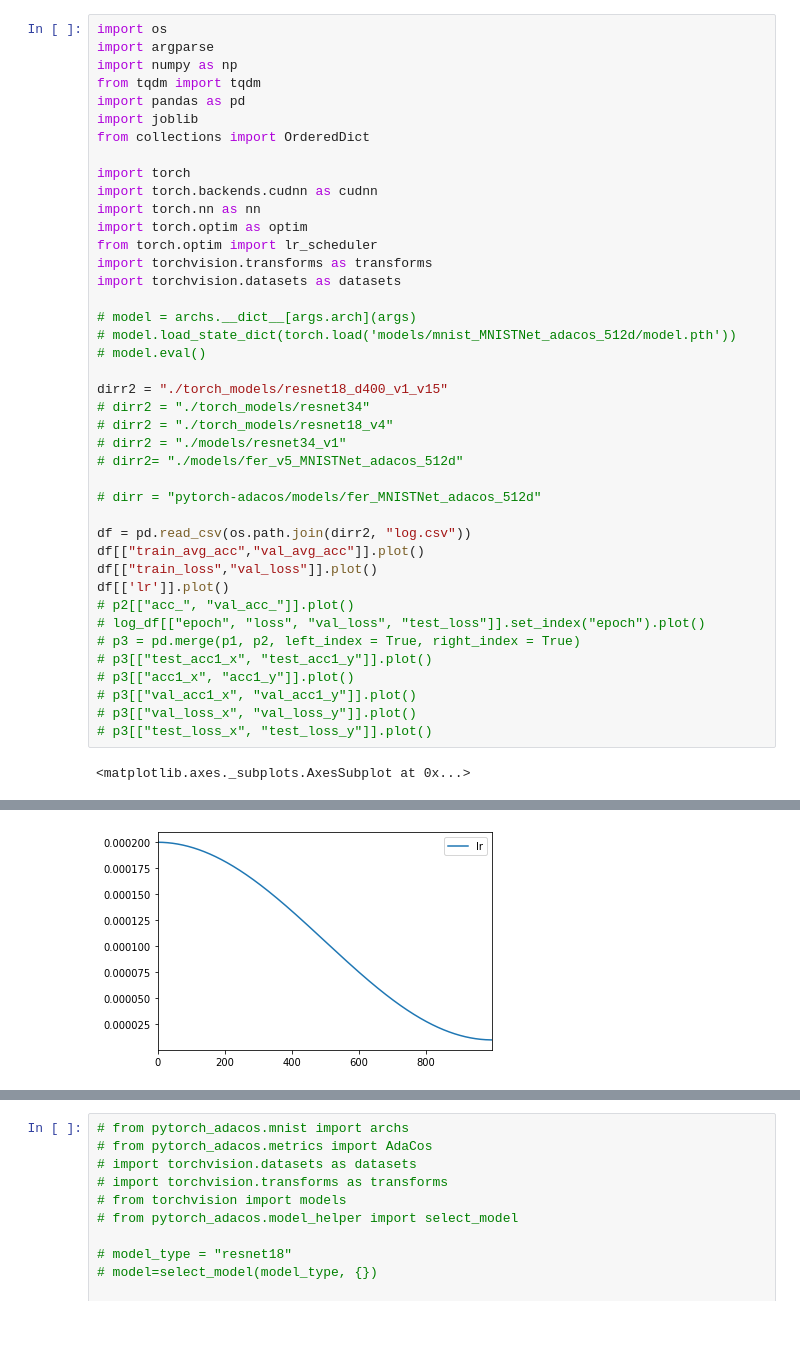
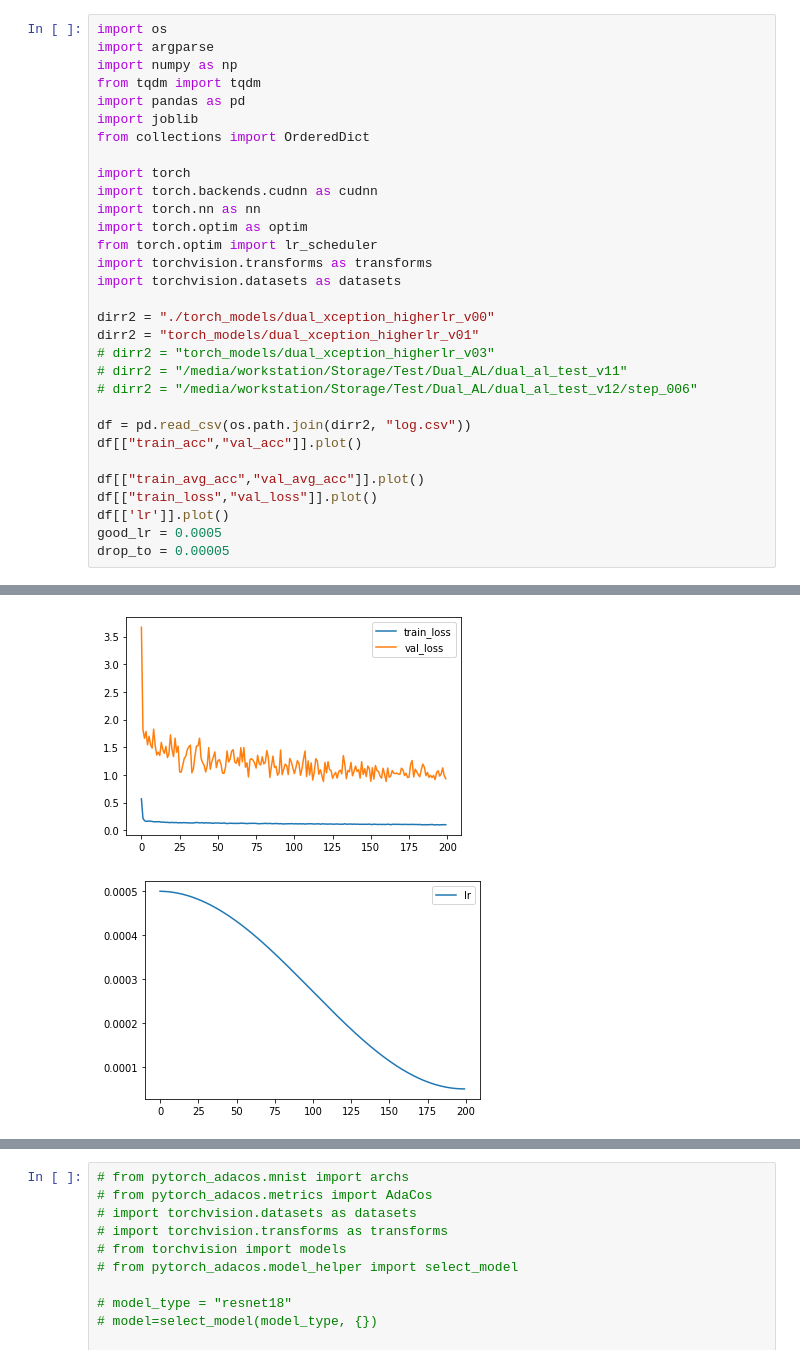
Before and after one commit to yinyen/fyp, a Jupyter notebook: fyp/eval_torch.ipynb, the cells around one changed output, grey strips where cells are left out. Cells and saved outputs as stored; diff of their text form; blank space fills up the shorter version.

```diff
--- a/fyp/eval_torch.ipynb
+++ b/fyp/eval_torch.ipynb
@@ -15,29 +15,18 @@ from torch.optim import lr_scheduler
 import torchvision.transforms as transforms
 import torchvision.datasets as datasets
 
-# model = archs.__dict__[args.arch](args)
-# model.load_state_dict(torch.load('models/mnist_MNISTNet_adacos_512d/model.pth'))
-# model.eval()
-
-dirr2 = "./torch_models/resnet18_d400_v1_v15"
-# dirr2 = "./torch_models/resnet34"
-# dirr2 = "./torch_models/resnet18_v4"
-# dirr2 = "./models/resnet34_v1"
-# dirr2= "./models/fer_v5_MNISTNet_adacos_512d"
-
-# dirr = "pytorch-adacos/models/fer_MNISTNet_adacos_512d"
+dirr2 = "./torch_models/dual_xception_higherlr_v00"
+dirr2 = "torch_models/dual_xception_higherlr_v01"
+# dirr2 = "torch_models/dual_xception_higherlr_v03"
+# dirr2 = "/media/workstation/Storage/Test/Dual_AL/dual_al_test_v11"
+# dirr2 = "/media/workstation/Storage/Test/Dual_AL/dual_al_test_v12/step_006"
 
 df = pd.read_csv(os.path.join(dirr2, "log.csv"))
+df[["train_acc","val_acc"]].plot()
+
 df[["train_avg_acc","val_avg_acc"]].plot()
 df[["train_loss","val_loss"]].plot()
 df[['lr']].plot()
-# p2[["acc_", "val_acc_"]].plot()
-# log_df[["epoch", "loss", "val_loss", "test_loss"]].set_index("epoch").plot()
-# p3 = pd.merge(p1, p2, left_index = True, right_index = True)
-# p3[["test_acc1_x", "test_acc1_y"]].plot()
-# p3[["acc1_x", "acc1_y"]].plot()
-# p3[["val_acc1_x", "val_acc1_y"]].plot()
-# p3[["val_loss_x", "val_loss_y"]].plot()
-# p3[["test_loss_x", "test_loss_y"]].plot()
+good_lr = 0.0005
+drop_to = 0.00005
 # %% [output]
-<matplotlib.axes._subplots.AxesSubplot at 0x...>
@@ -46 +35,2 @@ df[['lr']].plot()
-[figure, old version]
+[figure, new version]
+[figure, added]
```
Also changed, not shown: parts of 9 cells of this notebook, 17 other files.
